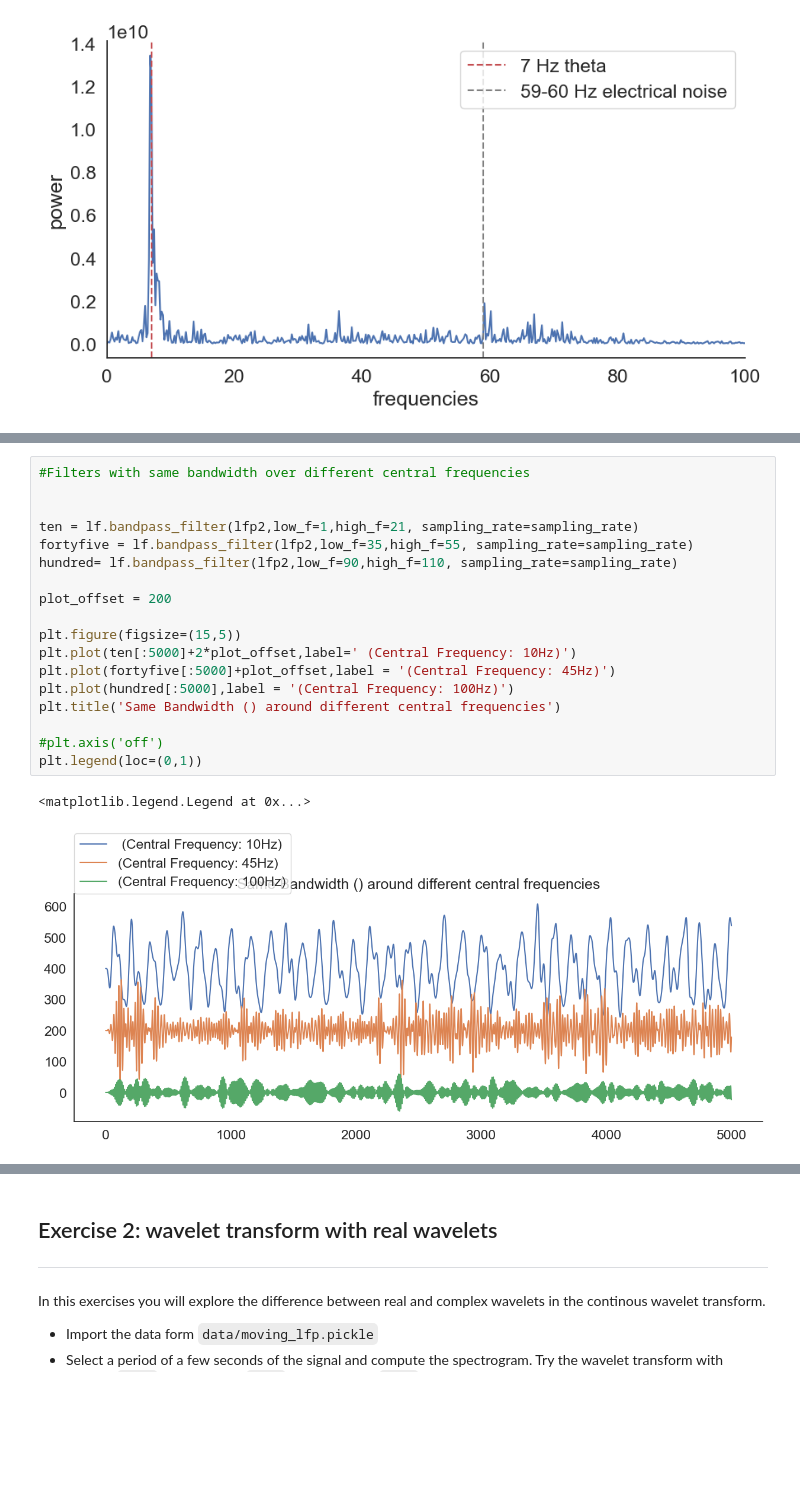
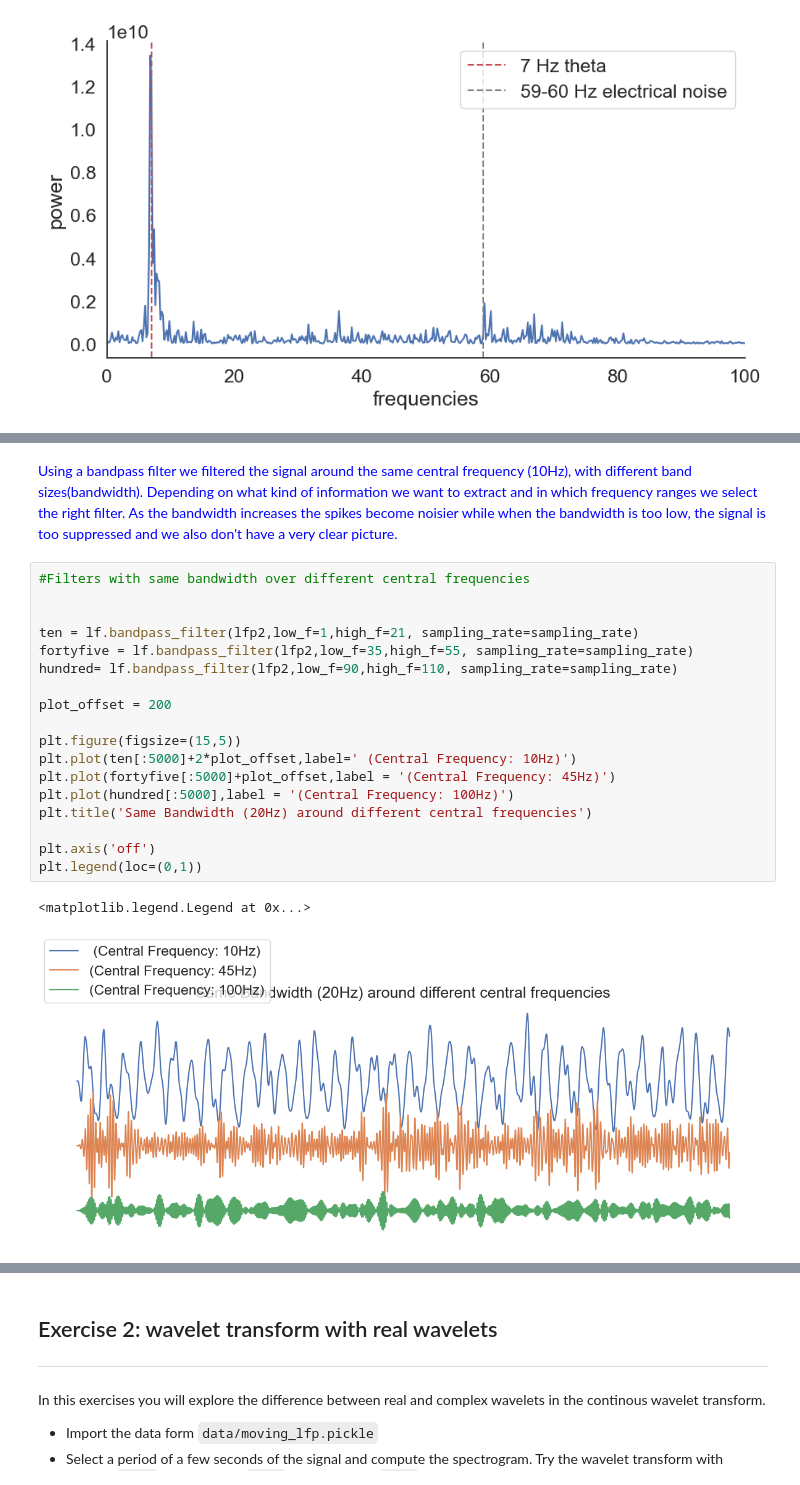
Before and after one commit to OrfeasGD/Neuranal, a Jupyter notebook: LFP_Orfeas.ipynb, the cells around one changed output, grey strips where cells are left out. Saved outputs shown, nothing was run; the diff lists cells and outputs as text; blank space fills up the shorter version.

```diff
--- a/LFP_Orfeas.ipynb
+++ b/LFP_Orfeas.ipynb
@@ -98,21 +98,23 @@ plt.legend(loc=(0,1))
+# %% [markdown]
+<font color='blue'>Using a bandpass filter we filtered the signal around the same central frequency (10Hz), with different band sizes(bandwidth). Depending on what kind of information we want to extract and in which frequency ranges we select the right filter. As the bandwidth increases the spikes become noisier while when the bandwidth is too low, the signal is too suppressed and we also don't have a very clear picture. </font>
 # %%
 #Filters with same bandwidth over different central frequencies
 
 
 ten = lf.bandpass_filter(lfp2,low_f=1,high_f=21, sampling_rate=sampling_rate)
 fortyfive = lf.bandpass_filter(lfp2,low_f=35,high_f=55, sampling_rate=sampling_rate)
 hundred= lf.bandpass_filter(lfp2,low_f=90,high_f=110, sampling_rate=sampling_rate)
 
 plot_offset = 200
 
 plt.figure(figsize=(15,5))
 plt.plot(ten[:5000]+2*plot_offset,label=' (Central Frequency: 10Hz)')
 plt.plot(fortyfive[:5000]+plot_offset,label = '(Central Frequency: 45Hz)')
 plt.plot(hundred[:5000],label = '(Central Frequency: 100Hz)')
-plt.title('Same Bandwidth () around different central frequencies')
+plt.title('Same Bandwidth (20Hz) around different central frequencies')
 
-#plt.axis('off')
+plt.axis('off')
 plt.legend(loc=(0,1))
 # %% [output]
 <matplotlib.legend.Legend at 0x...>
-[figure, old version]
+[figure, new version]
```
Also changed, not shown: parts of 4 cells of this notebook.
